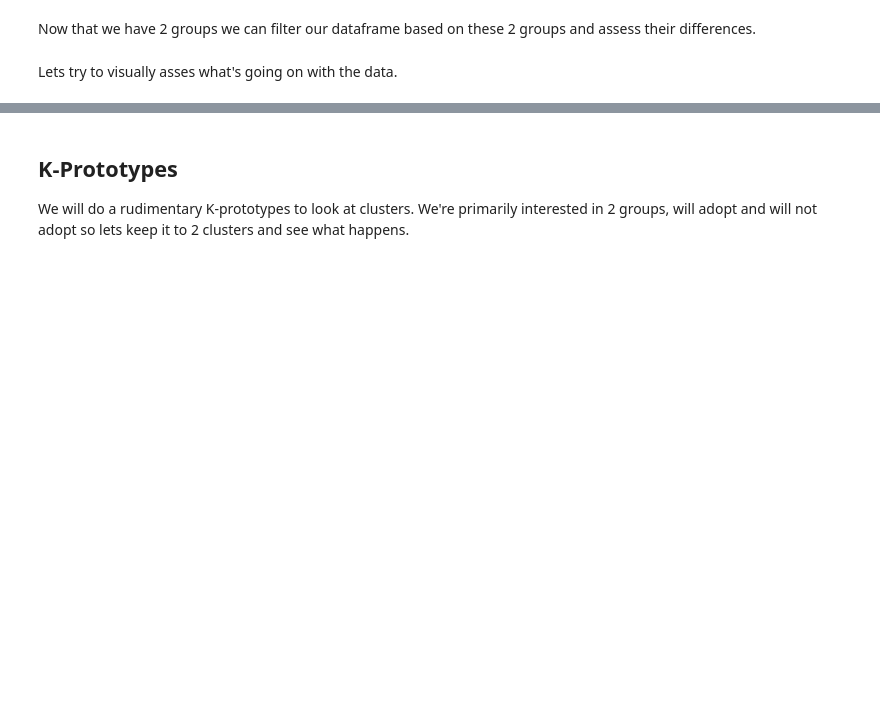
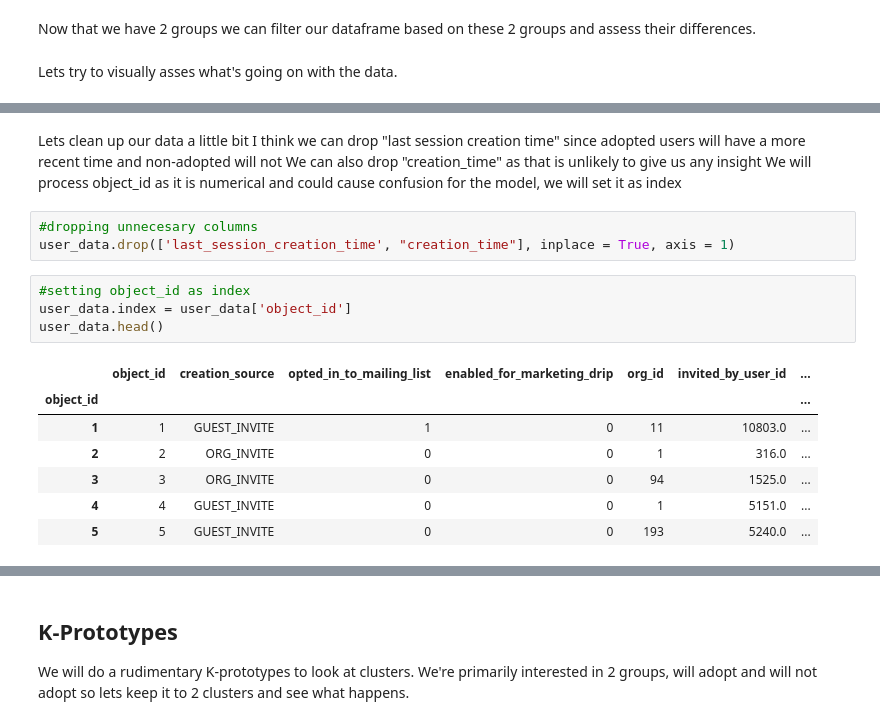
Before and after one commit to lutimoth/SpringboardMay2022, a Jupyter notebook: Data Science Pipeline/Relax_TakeHome_Challenges/Resting Inc Analysis.ipynb, the cells around one changed output, grey strips where cells are left out. Saved outputs shown, nothing was run; the diff lists cells and outputs as text; blank space fills up the shorter version.

```diff
--- a/Data Science Pipeline/Relax_TakeHome_Challenges/Resting Inc Analysis.ipynb
+++ b/Data Science Pipeline/Relax_TakeHome_Challenges/Resting Inc Analysis.ipynb
@@ -156,0 +167,20 @@ fig.autofmt_xdate(rotation=45);
+# %% [markdown]
+Lets clean up our data a little bit
+I think we can drop "last session creation time" since adopted users will have a more recent time and non-adopted will not
+We can also drop "creation_time" as that is unlikely to give us any insight
+We will process object_id as it is numerical and could cause confusion for the model, we will set it as index
+# %%
+#dropping unnecesary columns
+user_data.drop(['last_session_creation_time', "creation_time"], inplace = True, axis = 1)
+# %%
+#setting object_id as index
+user_data.index = user_data['object_id']
+user_data.head()
+# %% [output]
+|  | object_id | creation_source | opted_in_to_mailing_list | enabled_for_marketing_drip | org_id | invited_by_user_id | ... |
+| object_id |  |  |  |  |  |  | ... |
+| 1 | 1 | GUEST_INVITE | 1 | 0 | 11 | 10803.0 | ... |
+| 2 | 2 | ORG_INVITE | 0 | 0 | 1 | 316.0 | ... |
+| 3 | 3 | ORG_INVITE | 0 | 0 | 94 | 1525.0 | ... |
+| 4 | 4 | GUEST_INVITE | 0 | 0 | 1 | 5151.0 | ... |
+| 5 | 5 | GUEST_INVITE | 0 | 0 | 193 | 5240.0 | ... |
```
Also changed, not shown: parts of 48 cells of this notebook.
